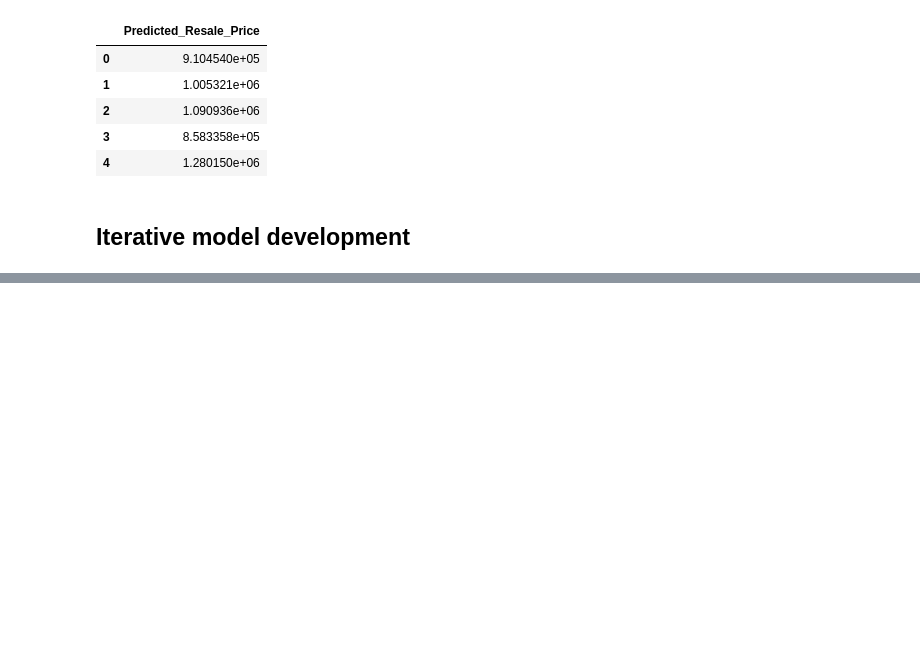
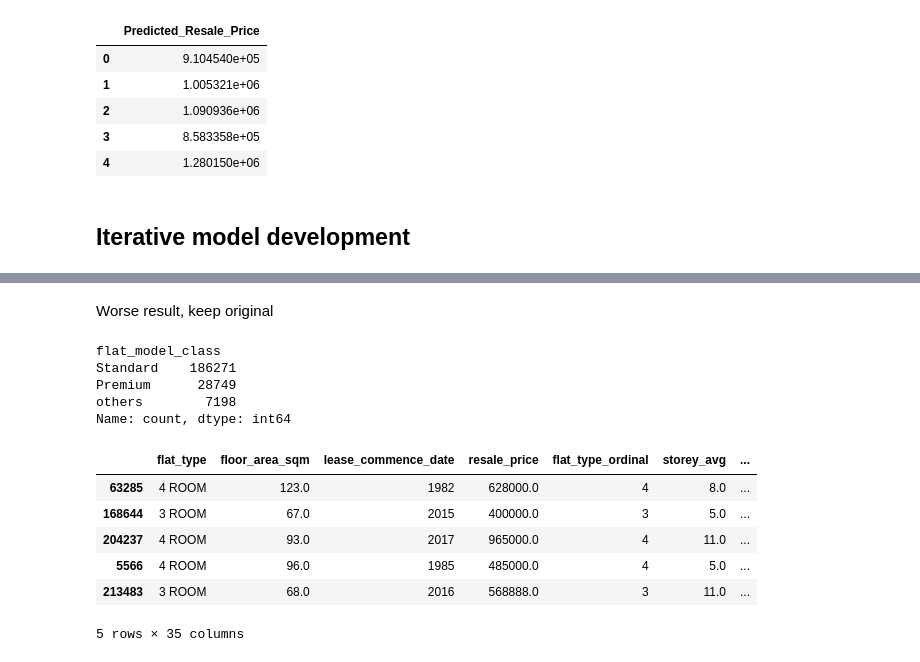
Before and after one commit to hsk-victor/Project, a Jupyter notebook: MLDP Program Codes Submission Template.ipynb, the cells around one changed output, grey strips where cells are left out. Drawn from its saved outputs; the diff is of its cells as text; code cells hidden in the pictures; blank space fills up the shorter version.

```diff
--- a/MLDP Program Codes Submission Template.ipynb
+++ b/MLDP Program Codes Submission Template.ipynb
@@ -554,0 +716,62 @@ pd.DataFrame({
+# %% [markdown]
+Worse result, keep original
+# %%
+## Classify flat_model into categoris: "standard", "premium", and "others"
+
+## Mapping flat_model to categories
+model_mapping = {
+    # Standard Category
+    'Model A': 'Standard',
+    'Improved': 'Standard',
+    'New Generation': 'Standard',
+    'Simplified': 'Standard',
+    'Apartment': 'Standard',
+    'Standard': 'Standard',
+    'Model A2': 'Standard',
+    '2-room': 'Standard',
+
+    # Premium Category
+    'Premium Apartment': 'Premium',
+    'DBSS': 'Premium',
+    'Type S1': 'Premium',
+    'Type S2': 'Premium',
+    'Premium Apartment Loft': 'Premium',
+
+    # Othersial Category
+    'Maisonette': 'others', # Renamed 'Others' to 'Special' for clarity
+    'Model A-Maisonette': 'others',
+    'Adjoined flat': 'others',
+    'Terrace': 'others',
+    'Multi Generation': 'others',
+    '3Gen': 'others',
+    'Improved-Maisonette': 'others',
+    'Premium Maisonette': 'others'
+}
+
+## Apply mapping to create new column flat_model_class
+df['flat_model_class'] = df['flat_model'].map(model_mapping).fillna('Standard')
+
+## Check the distribution of the new flat_model_class column
+print(df['flat_model_class'].value_counts())
+
+# 4. Drop the original column (Optional, but recommended to avoid multicollinearity)
+df = df.drop(columns=['flat_model'])
+
+## One-hot encode the new flat_model_class column
+df = pd.get_dummies(df, columns=['flat_model_class'], drop_first=True)
+# %% [output]
+flat_model_class
+Standard    186271
+Premium      28749
+others        7198
+Name: count, dtype: int64
+# %%
+df.sample(5)
+# %% [output]
+|  | flat_type | floor_area_sqm | lease_commence_date | resale_price | flat_type_ordinal | storey_avg | ... |
+| 63285 | 4 ROOM | 123.0 | 1982 | 628000.0 | 4 | 8.0 | ... |
+| 168644 | 3 ROOM | 67.0 | 2015 | 400000.0 | 3 | 5.0 | ... |
+| 204237 | 4 ROOM | 93.0 | 2017 | 965000.0 | 4 | 11.0 | ... |
+| 5566 | 4 ROOM | 96.0 | 1985 | 485000.0 | 4 | 5.0 | ... |
+| 213483 | 3 ROOM | 68.0 | 2016 | 568888.0 | 3 | 11.0 | ... |
+5 rows × 35 columns
```
Also changed, not shown: parts of 21 cells of this notebook, 1 other file.
